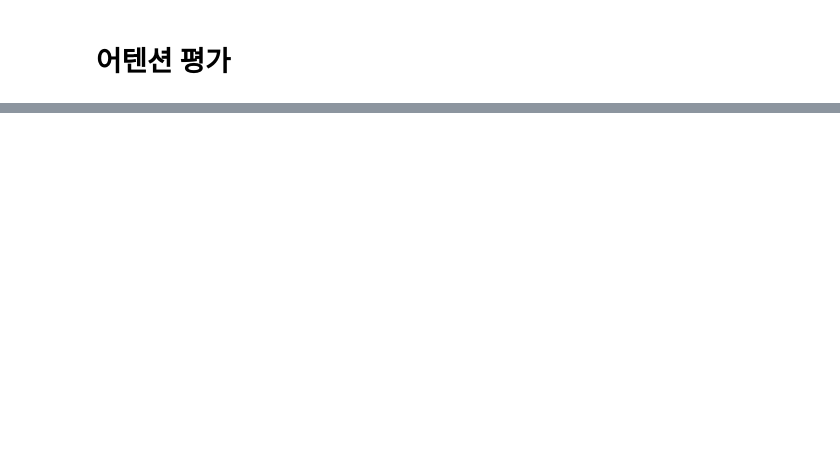
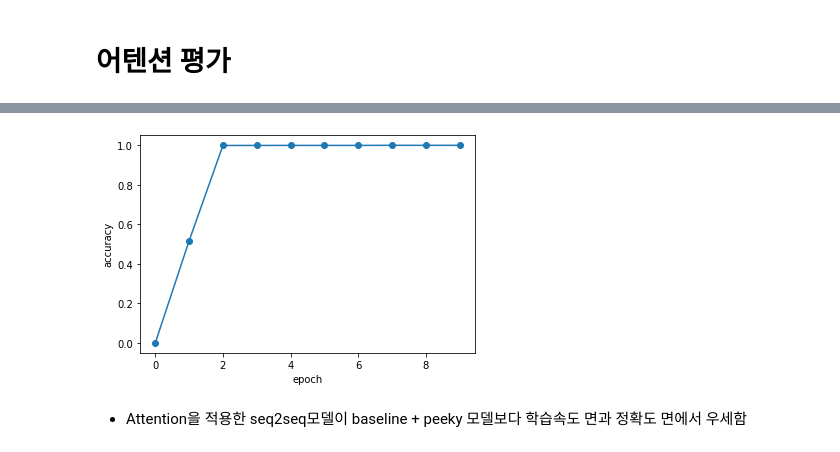
Before and after one commit to woodongk/keracorn-nlp-study, a Jupyter notebook: ch08_어텐션/ch08_어텐션.ipynb, the cells around one changed output, grey strips where cells are left out. Drawn from its saved outputs; the diff is of its cells as text; code cells hidden in the pictures; blank space fills up the shorter version.

```diff
--- a/ch08_어텐션/ch08_어텐션.ipynb
+++ b/ch08_어텐션/ch08_어텐션.ipynb
@@ -266,0 +271,18 @@ class TimeAttention:
+# %%
+import sys
+sys.path.append("../")
+from common.time_layers import *
+from ch07_RNN을_사용한_문장_생성.seq2seq import Encoder, Seq2seq
+from ch08_어텐션.attention_layer import TimeAttention
+
+class AttentionEncoder(Encoder):
+    def forward(self, xs):
+        xs = self.embed.forward(xs)
+        hs = self.lstm.forward(xs)
+#         return hs[:, -1, :]  # 마지막 상태의 은닉 상태만 추출
+        return hs
+
+    def backward(self, dhs):  # Decoder에서 넘어온 기울기 dh.
+        dout = self.lstm.backward(dhs)
+        dout = self.embed.backward(dout)
+        return dout
@@ -267,2 +375,15 @@ class TimeAttention:
+# %%
+from ch07_RNN을_사용한_문장_생성.seq2seq import Encoder, Seq2seq
+
+class AttentionSeq2seq(Seq2seq):
+    def __init__(self, vocab_size, wordvec_size, hidden_size):
+        # 초기화
+        args = vocab_size, wordvec_size, hidden_size
+        self.encoder = AttentionEncoder(*args) # new
+        self.decoder = AttentionDecoder(*args) # new
+        self.softmax = TimeSoftmaxWithLoss()
+
+        self.params = self.encoder.params + self.decoder.params
+        self.grads = self.encoder.grads + self.decoder.grads
 # %% [markdown]
 # 어텐션 평가
@@ -272,0 +472,12 @@ class TimeAttention:
+# %%
+# 그래프 그리기
+x = np.arange(len(acc_list))
+plt.plot(x, acc_list, marker='o')
+plt.xlabel('epoch')
+plt.ylabel('accuracy')
+plt.ylim(-0.05, 1.05)
+plt.show()
+# %% [output]
+[figure, added]
+# %% [markdown]
+- Attention을 적용한 seq2seq모델이 baseline + peeky 모델보다 학습속도 면과 정확도 면에서 우세함
```
Also changed, not shown: parts of 15 cells of this notebook, 12 other files.
